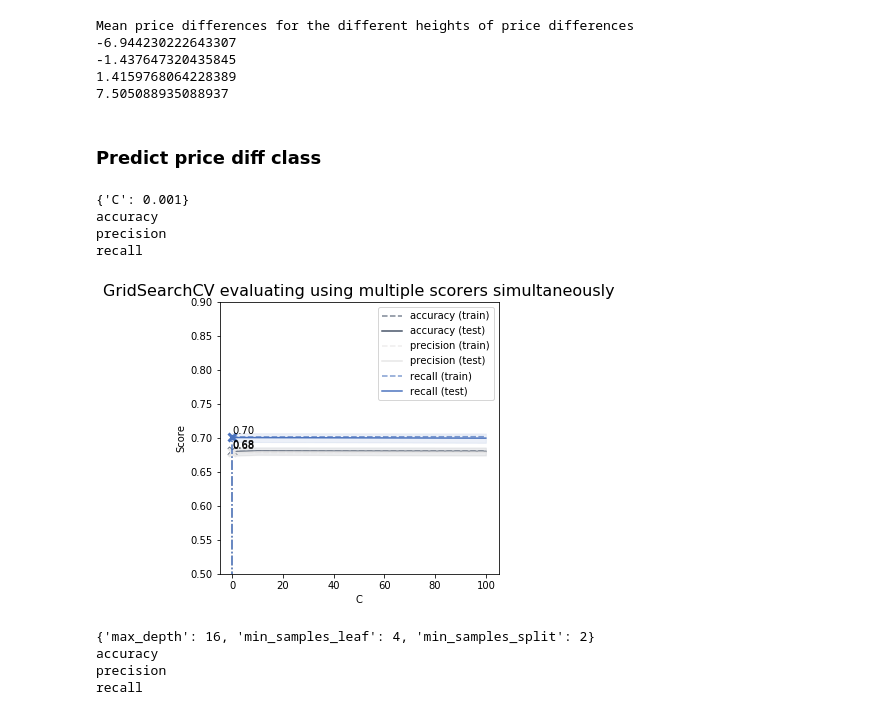
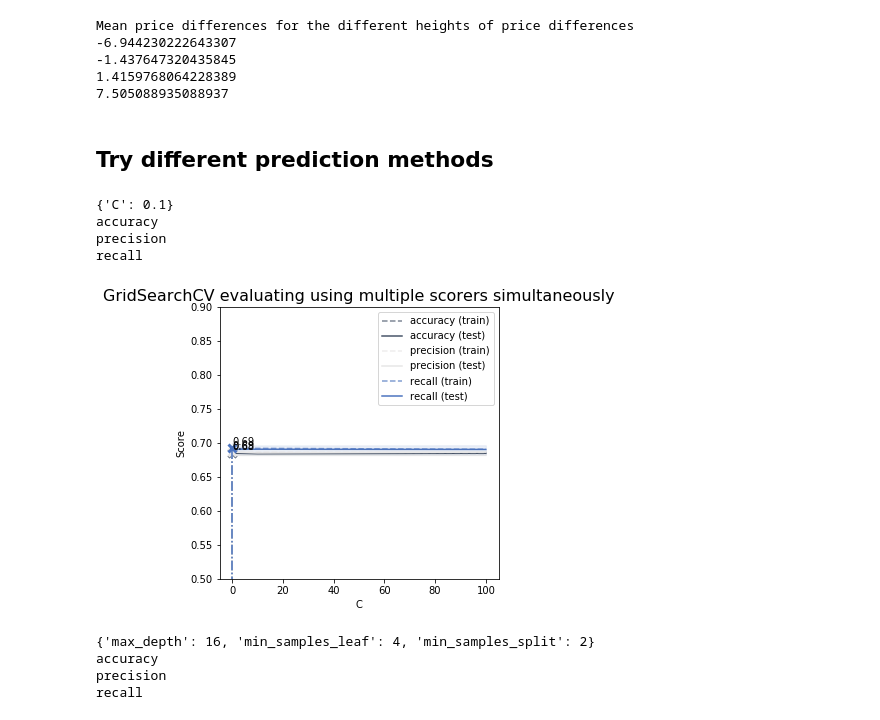
Before and after one commit to mauricepohl/pandas, a Jupyter notebook: 03_modeling/Modeling - Price diff prediction.ipynb, the cells around one changed output. Drawn from its saved outputs; the diff is of its cells as text; code cells hidden in the pictures.

Commit message:
Parameter tuning ctd2

```diff
--- a/03_modeling/Modeling - Price diff prediction.ipynb
+++ b/03_modeling/Modeling - Price diff prediction.ipynb
@@ -60,7 +60,7 @@ dropCols = list()
 for c in df.columns:
     if "wind" in c or "solar" in c:
         dropCols.append(c)
-    elif "avg" in c or "shifted" in c:
+    elif "avg" in c or "max" in c:
         dropCols.append(c)
         df[c+"_shifted"] = df[c].shift(24)
         df.loc["2016-01-01 00:00:00":"2016-01-01 23:00:00", c+"_shifted"] = 0 # to avoid NaN value
@@ -184,8 +181,8 @@ def makeConfusionMatrix(model):
         unifiedCM = unifiedCM+cm
 
     return (unifiedCM / unifiedCM.sum()).round(2)
-# %% [markdown]
-### Predict price diff class
+# %% [markdown]
+## Try different prediction methods
 # %%
 # Method: Regression
 def prepareDataForRegression(X):
@@ -240,18 +237,18 @@ def plotGridResults(results, paramName):
     plt.show()
 # %%
 grid = GridSearchCV(linear_model.LogisticRegression(penalty='l2'),
-                    param_grid={'C': [0.001,0.01,0.1,1,10,100]}, scoring=scoring, refit='accuracy', return_train_score=True)
+                    param_grid={'C': [0.001,0.01,0.1,1,10,100]}, scoring=scoring, refit='accuracy', return_train_score=True, n_jobs=-1)
 grid.fit(X, y.values.reshape(1,len(y))[0])
 results = grid.cv_results_
 best_plist = grid.best_params_
 print(best_plist)
 plotGridResults(results, "C")
 # %% [output]
-{'C': 0.001}
+{'C': 0.1}
 accuracy
 precision
 recall
-[figure, old version]
+[figure, new version]
 # %%
 grid = GridSearchCV(DecisionTreeClassifier(random_state=42),
                     param_grid={'max_depth': range(1, 30),
```
Also changed, not shown: parts of 16 cells of this notebook.
